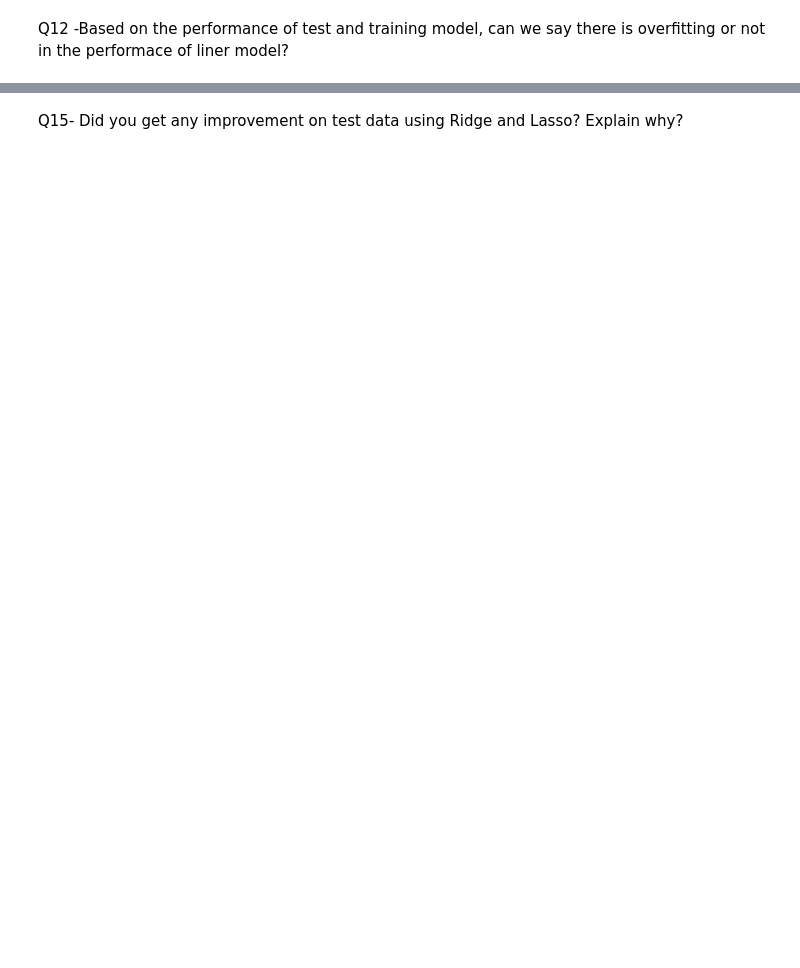
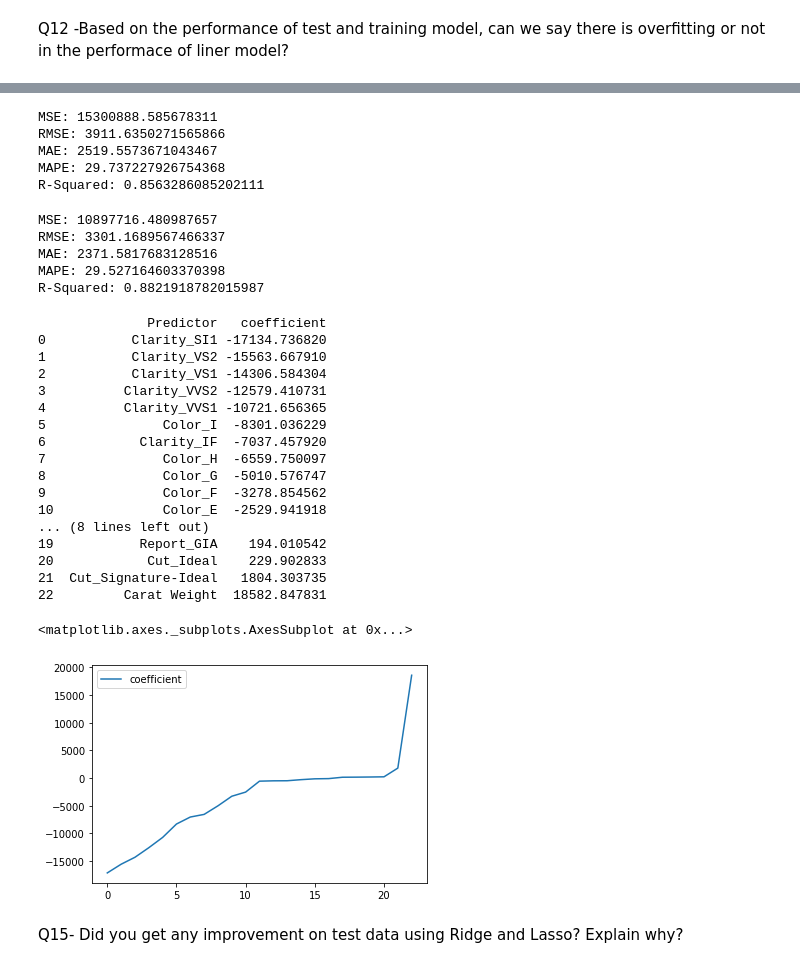
Before and after one commit to kamransadigli/DataScience, a Jupyter notebook: Homework3.ipynb, the cells around one changed output, grey strips where cells are left out. Saved outputs shown, nothing was run; the diff lists cells and outputs as text; code cells hidden in the pictures; blank space fills up the shorter version.

```diff
--- a/Homework3.ipynb
+++ b/Homework3.ipynb
@@ -98,2 +114,3 @@ sns.pairplot(df)
 # %%
 #Q9-Create dummy for the input variables (X)
+x = pd.get_dummies(x, drop_first=True)
@@ -127,5 +221,47 @@ Q12 -Based on the performance of test and training model, can we say there is ov
 # %%
 #Q14 Use Ridge regreesionto evaluate the performance of test and train data   using evalmetric
+predR = ridge2.predict(x_train)
+evalmetric(y_train,predR)
+# %% [output]
+MSE: 15300888.585678311
+RMSE: 3911.6350271565866
+MAE: 2519.5573671043467
+MAPE: 29.737227926754368
+R-Squared: 0.8563286085202111
+# %%
+predR = ridge2.predict(x_test)
+evalmetric(y_test,predR)
+# %% [output]
+MSE: 10897716.480987657
+RMSE: 3301.1689567466337
+MAE: 2371.5817683128516
+MAPE: 29.527164603370398
+R-Squared: 0.8821918782015987
+# %%
+rd=pd.DataFrame({'Predictor': x.columns, 'coefficient':ridge2.coef_})
+rd.sort_values(by=['coefficient'],ignore_index=True, inplace=True)
+print(rd)
+rd.plot()
+# %% [output]
+              Predictor   coefficient
+0           Clarity_SI1 -17134.736820
+1           Clarity_VS2 -15563.667910
+2           Clarity_VS1 -14306.584304
+3          Clarity_VVS2 -12579.410731
+4          Clarity_VVS1 -10721.656365
+5               Color_I  -8301.036229
+6            Clarity_IF  -7037.457920
+7               Color_H  -6559.750097
+8               Color_G  -5010.576747
+9               Color_F  -3278.854562
+10              Color_E  -2529.941918
+... (8 lines left out)
+19           Report_GIA    194.010542
+20            Cut_Ideal    229.902833
+21  Cut_Signature-Ideal   1804.303735
+22         Carat Weight  18582.847831
+<matplotlib.axes._subplots.AxesSubplot at 0x...>
+[figure, added]
 # %% [markdown]
 Q15- Did you get any improvement on test data using Ridge and Lasso?
 Explain why?
```
Also changed, not shown: parts of 11 cells of this notebook.
